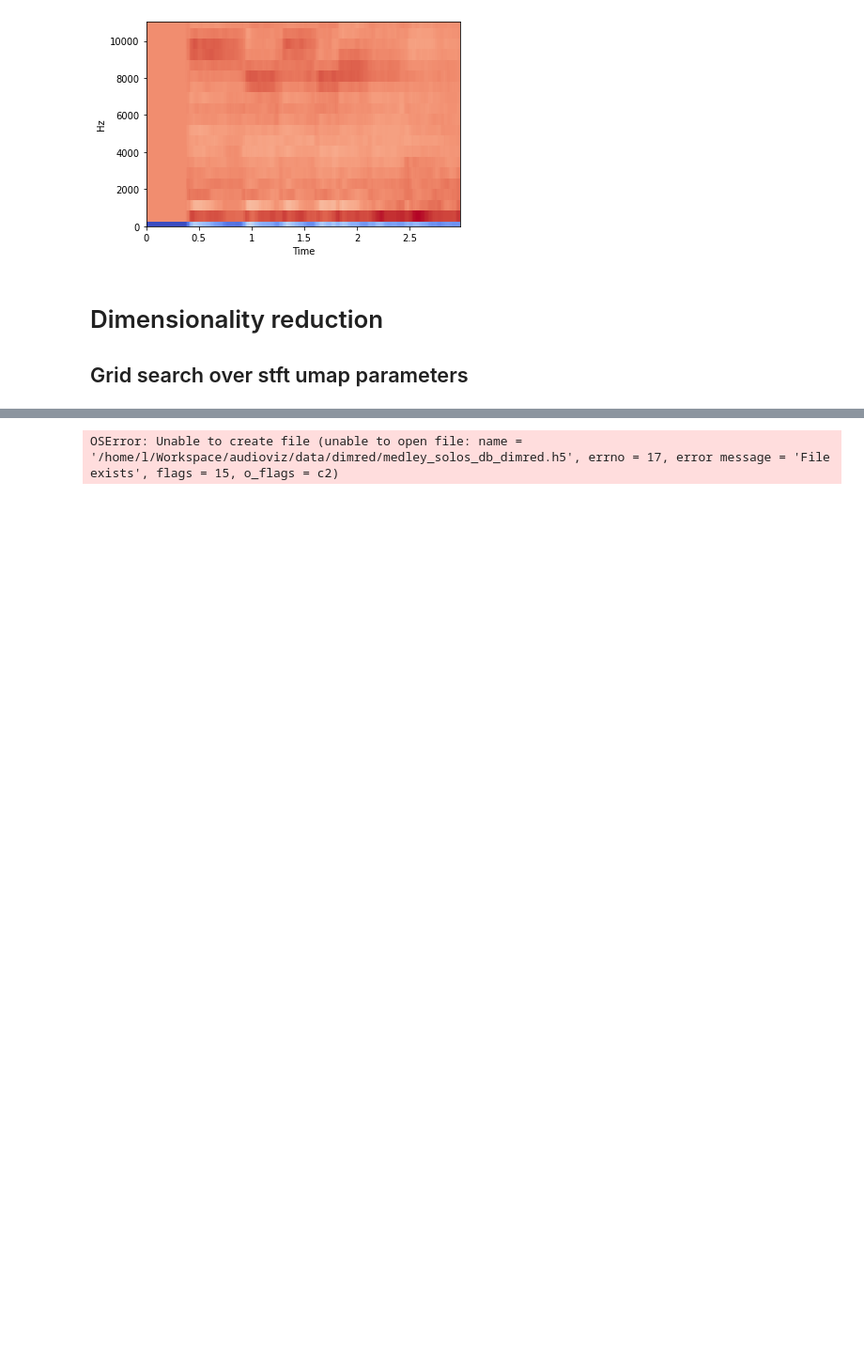
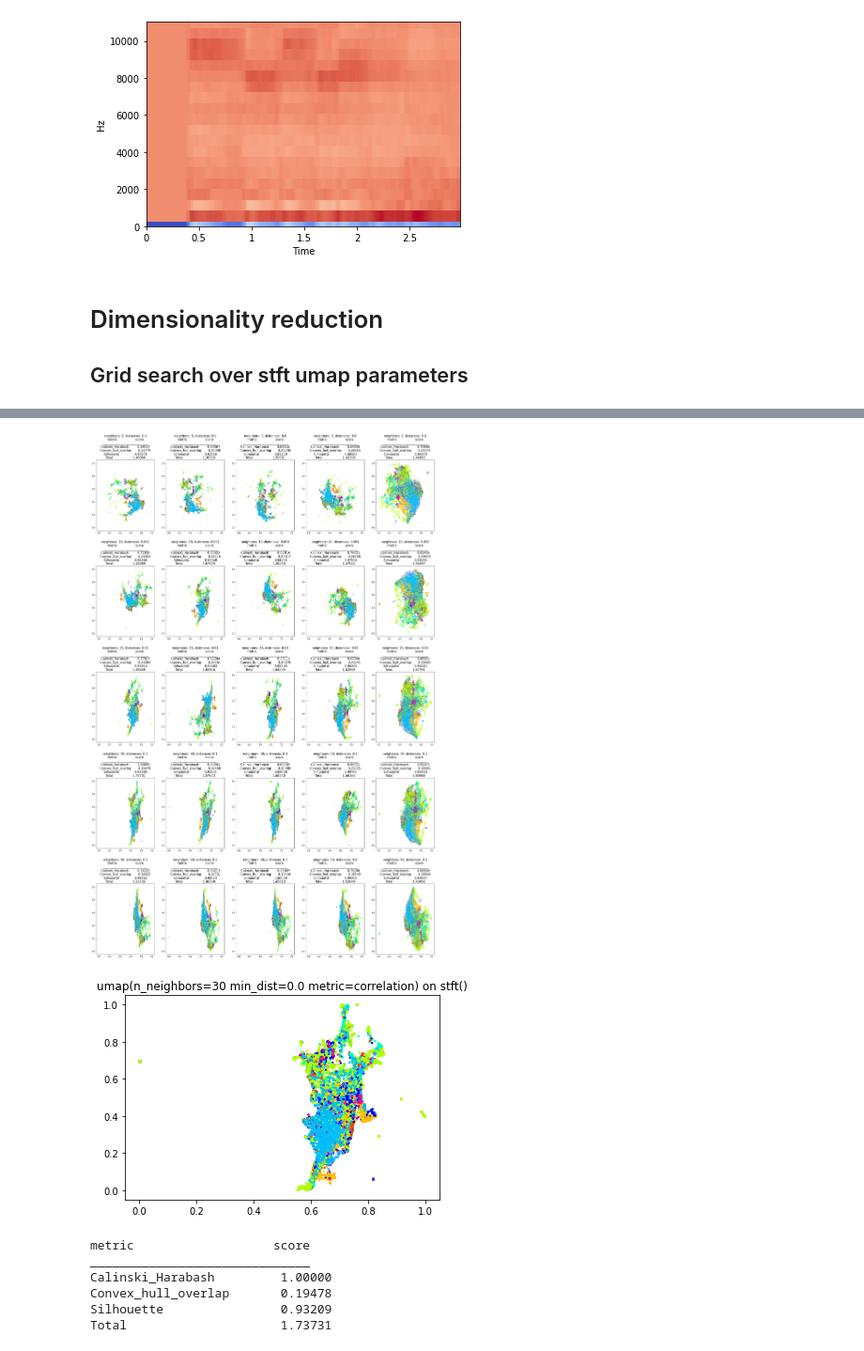
Before and after one commit to luk-pio/audioviz, a Jupyter notebook: notebooks/main.ipynb, the cells around one changed output, grey strips where cells are left out. Shown at 94% size. Saved outputs shown, nothing was run; the diff lists cells and outputs as text; code cells hidden in the pictures; blank space fills up the shorter version.

```diff
--- a/notebooks/main.ipynb
+++ b/notebooks/main.ipynb
@@ -95,7 +95,7 @@ MFCC feature shape: (20, 257)
         for n in n_neighbors
         for d in min_dists
     ]
-    dimred_algs = umap_algs + [pca_alg]
+    dimred_algs = umap_algs
 
     dataset = AudiovizDataset.load("medley_solos_db")
     dimred_collection, algs, feature_collection = apply_dimred(
@@ -154 +154,8 @@ MFCC feature shape: (20, 257)
+[figure, added]
+[figure, added]
-OSError: Unable to create file (unable to open file: name = '/home/l/Workspace/audioviz/data/dimred/medley_solos_db_dimred.h5', errno = 17, error message = 'File exists', flags = 15, o_flags = c2)
+metric                   score
+______________________________
+Calinski_Harabash         1.00000
+Convex_hull_overlap       0.19478
+Silhouette                0.93209
+Total                     1.73731
```
Also changed, not shown: parts of 2 cells of this notebook, 1 other file.
